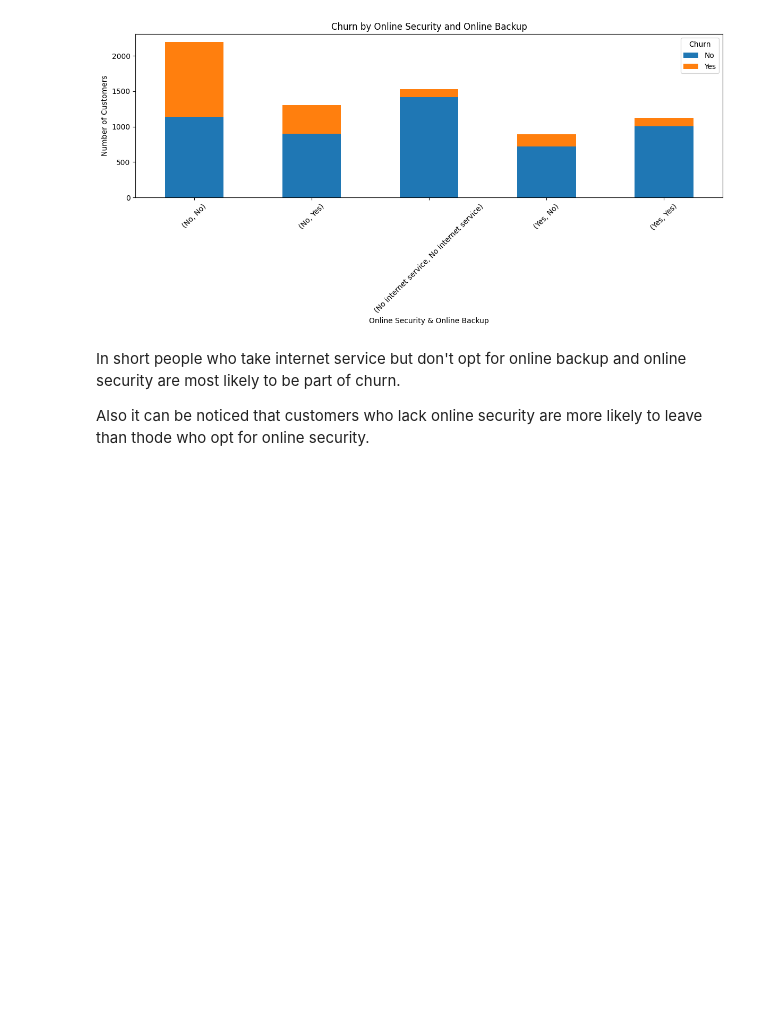
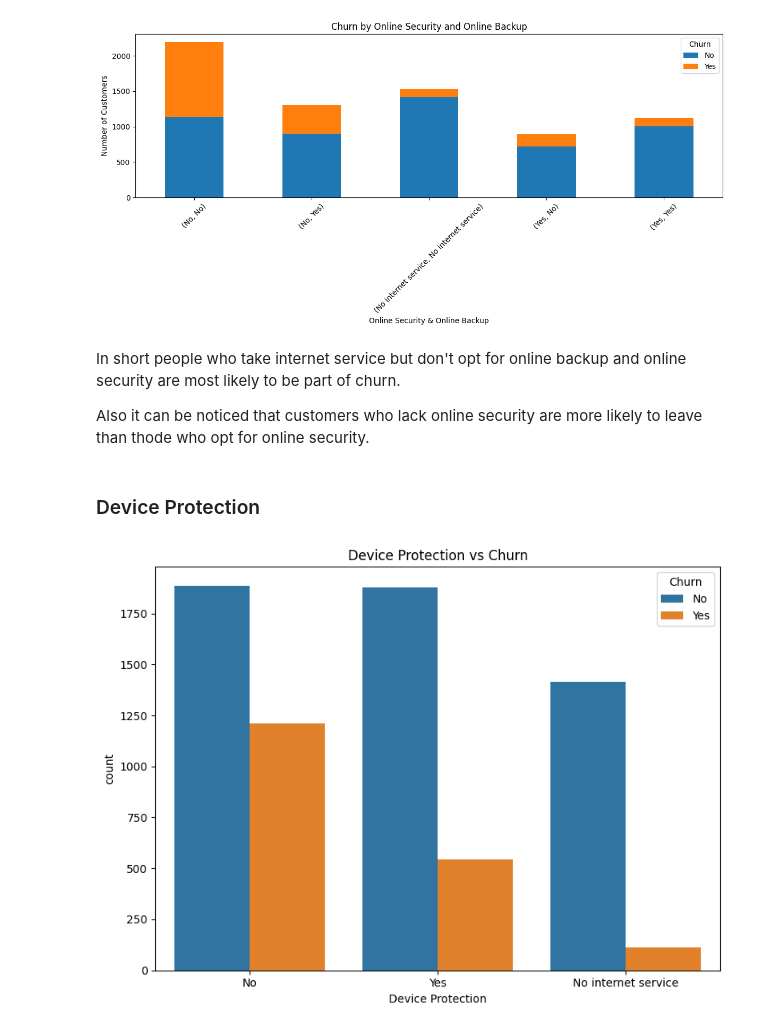
Before and after one commit to AabharanGupta/CustomerChurnAnalysis, a Jupyter notebook: Project.ipynb, the cells around one changed output. Cells and saved outputs as stored; diff of their text form; code cells hidden in the pictures; blank space fills up the shorter version.

```diff
--- a/Project.ipynb
+++ b/Project.ipynb
@@ -416,3 +429,14 @@ plt.show()
 In short people who take internet service but don't opt for online backup and online security are most likely to be part of churn.
 
 Also it can be noticed that customers who lack online security are more likely to leave than thode who opt for online security.
+# %% [markdown]
+### Device Protection
+# %%
+plt.figure(figsize=(8,6))
+sns.countplot(x=df['DeviceProtection'],hue=df['Churn'])
+plt.xlabel('Device Protection')
+plt.title('Device Protection vs Churn')
+plt.tight_layout()
+plt.show()
+# %% [output]
+[figure, added]
```
Also changed, not shown: parts of 27 cells of this notebook.
